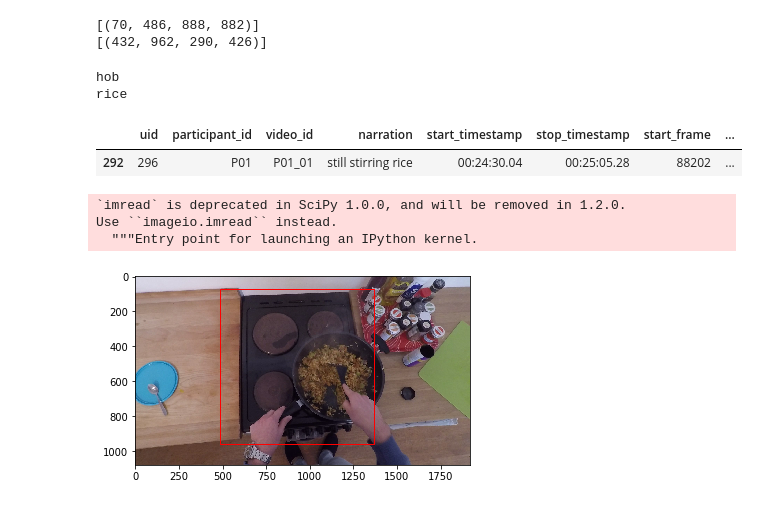
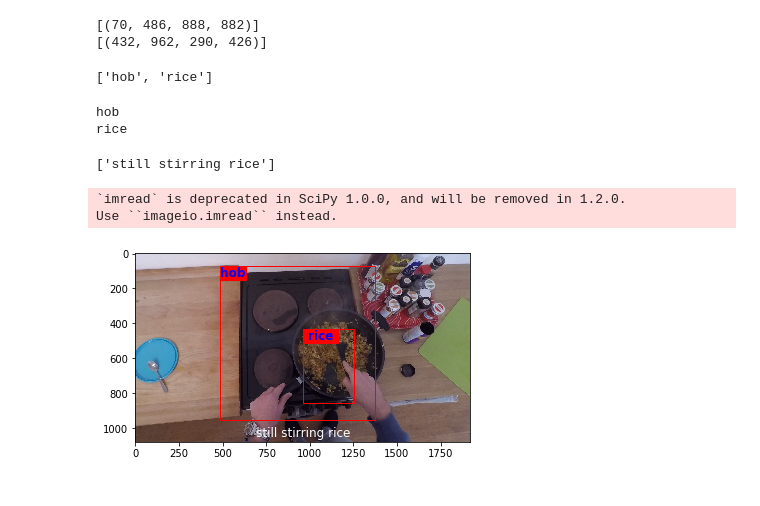
Before and after one commit to ianhuang0630/VidObjClassHierarchy, a Jupyter notebook: viz/viz_data/visualize_Epic_Kitchen.ipynb, the cells around one changed output. Drawn from its saved outputs; the diff is of its cells as text; code cells hidden in the pictures.

Commit message:
visualizations

```diff
--- a/viz/viz_data/visualize_Epic_Kitchen.ipynb
+++ b/viz/viz_data/visualize_Epic_Kitchen.ipynb
@@ -10,3 +11,5 @@ if not os.path.exists('./tmp_dataset/'):
     print('Making tmp_dataset folder to hold label information...')
     os.mkdir('./tmp_dataset/')
     print('Done.')
+
+DISPLAY = False
@@ -30,6 +30,10 @@ train_object_csvpath = os.path.join(annotations_folderpath, training_object_labe
 assert os.path.exists(train_action_csvpath), "{} does not exist".format(train_action_csvpath)
 assert os.path.exists(train_object_csvpath), "{} does not exist".format(train_object_csvpath)
 assert os.path.exists(visual_images_folderpath), "{} does not exist".format(visual_images_folderpath)
+# %%
+output_path = './processed_output/'
+if not os.path.exists(output_path):
+    os.mkdir(output_path)
 # %%
 first_k = 1
 # unzipping all videos so far.
@@ -81,6 +87,10 @@ for i in this_object_labels['bounding_boxes']:
 # %% [output]
 [(70, 486, 888, 882)]
 [(432, 962, 290, 426)]
+# %%
+list(this_object_labels['noun'])
+# %% [output]
+['hob', 'rice']
 # %%
 for j in this_object_labels['noun']:
     print(j)
@@ -88,10 +98,11 @@ for j in this_object_labels['noun']:
 hob
 rice
 # %%
-action_labels.loc[(action_labels['participant_id'] == 'P01') \
+this_action_labels = action_labels.loc[(action_labels['participant_id'] == 'P01') \
                   & (action_labels['video_id'] == 'P01_01')
                   & (action_labels['start_frame'] <= 90091)
                   & (action_labels['stop_frame'] >= 90091)]
+
+list(this_action_labels['narration'])
 # %% [output]
-|  | uid | participant_id | video_id | narration | start_timestamp | stop_timestamp | start_frame | ... |
-| 292 | 296 | P01 | P01_01 | still stirring rice | 00:24:30.04 | 00:25:05.28 | 88202 | ... |
+['still stirring rice']
@@ -100,12 +109,44 @@ y1, x1, h, w = 70, 486, 888, 882
-# %%
-im_array = misc.imread('./tmp_dataset/P01/P01_01/0000090091.jpg')
-plt.figure()
-plt.imshow(im_array)
-rect = Rectangle((x1, y1), w, h, fill=False, color='red')
-plt.axes().add_patch(rect)
-plt.show()
-# %% [output]
-`imread` is deprecated in SciPy 1.0.0, and will be removed in 1.2.0.
-Use ``imageio.imread`` instead.
-  """Entry point for launching an IPython kernel.
-[figure, removed]
+# %%
+image_path = './tmp_dataset/P01/P01_01/0000090091.jpg'
+y1, x1, h, w = 70, 486, 888, 882
+bboxes = [[(70, 486, 888, 882)], [(432, 962, 290, 426)]]
+plot_object_labels = ["hob", "rice"]
+plot_action_labels = ["still stirring rice"]
+
+def plot(image_path, bboxes,object_labels, action_labels, display=DISPLAY, save=True):
+    im_array = misc.imread(image_path)
+    fig = plt.figure(frameon=False)
+    plt.imshow(im_array)
+    for idx, bbox in enumerate(bboxes):
+        if len(bbox) > 0:
+            y1, x1, w, h = bbox[0][0], bbox[0][1], bbox[0][2], bbox[0][3]
+            rect = Rectangle((x1, y1), w, h, fill=False, color='red')
+            plt.axes().add_patch(rect)
+
+            label_rect = Rectangle((x1,y1), int(50*len(object_labels[idx])),
+                                   80, fill=True, color='red')
+            plt.axes().add_patch(label_rect)
+            rx, ry = label_rect.get_xy()
+            cx = rx + label_rect.get_width()/2.0
+            cy = ry + label_rect.get_height()/2.0
+
+            plt.axes().annotate(object_labels[idx], (cx, cy), color='blue', weight='bold',
+                            fontsize=12, ha='center', va='center')
+    action_label = ", ".join(action_labels)
+    plt.axes().annotate(action_label, color= "white",
+                        fontsize=12,xy=(0.5, 0.05),
+                        xycoords='axes fraction',
+                        ha='center', va='center',
+                        annotation_clip=False)
+    dest = os.path.join(output_path, os.path.relpath(image_path,'./tmp_dataset'))
+    base, _ = os.path.split(dest)
+    os.makedirs(base, exist_ok=True)
+    plt.savefig(dest)
+    if not display:
+        plt.close()
+        plt.clf()
+plot(image_path, bboxes, plot_object_labels, plot_action_labels, display=True, save=False)
+# %% [output]
+`imread` is deprecated in SciPy 1.0.0, and will be removed in 1.2.0.
+Use ``imageio.imread`` instead.
+[figure, added]
```
Also changed, not shown: parts of 8 cells of this notebook, 1 other file.
